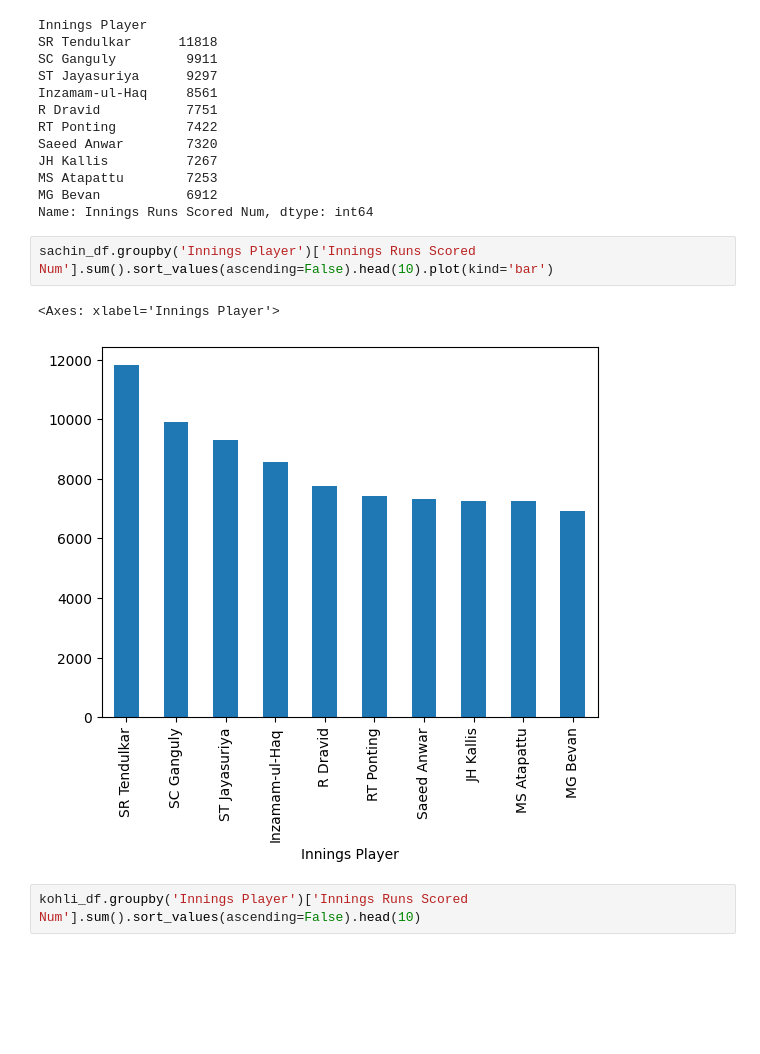
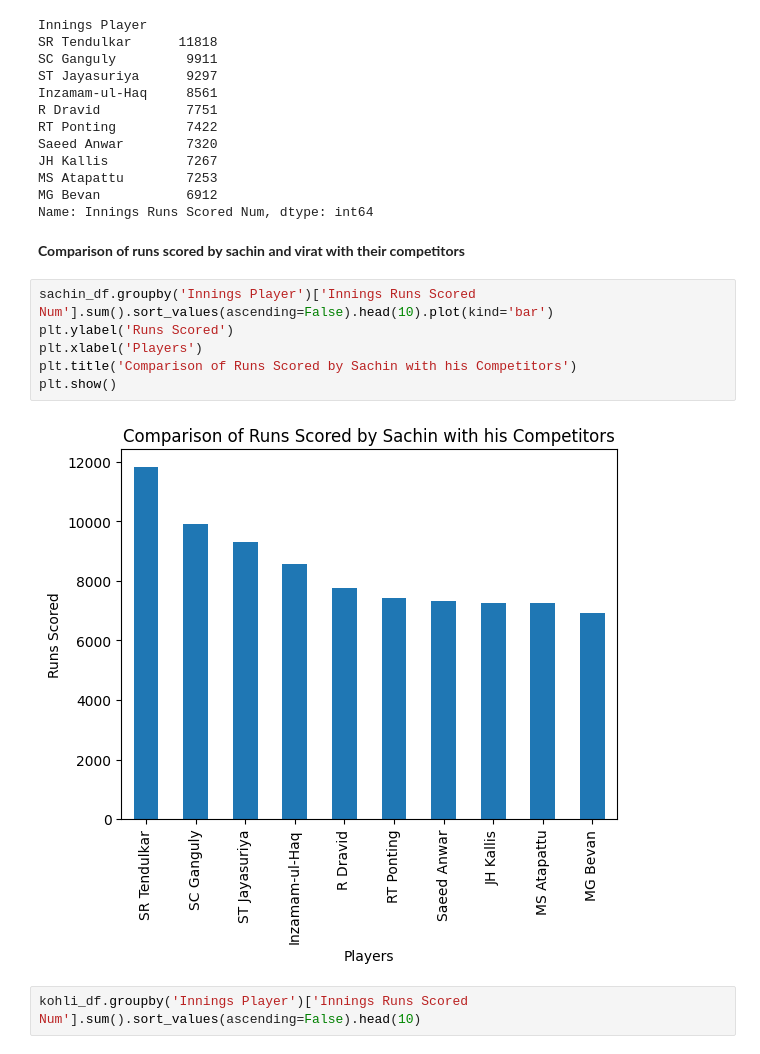
Before and after one commit to mayankpatil07/SACHIN-VS-VIRAT, a Jupyter notebook: Sachin_VS_Virat.ipynb, the cells around one changed output. Drawn from its saved outputs; the diff is of its cells as text; blank space fills up the shorter version.

```diff
--- a/Sachin_VS_Virat.ipynb
+++ b/Sachin_VS_Virat.ipynb
@@ -314,11 +347,16 @@ JH Kallis          7267
 MS Atapattu        7253
 MG Bevan           6912
 Name: Innings Runs Scored Num, dtype: int64
+# %% [markdown]
+**Comparison of runs scored by sachin and virat with their competitors**
 # %%
 sachin_df.groupby('Innings Player')['Innings Runs Scored Num'].sum().sort_values(ascending=False).head(10).plot(kind='bar')
+plt.ylabel('Runs Scored')
+plt.xlabel('Players')
+plt.title('Comparison of Runs Scored by Sachin with his Competitors')
+plt.show()
 # %% [output]
-<Axes: xlabel='Innings Player'>
-[figure, old version]
+[figure, new version]
 # %%
 kohli_df.groupby('Innings Player')['Innings Runs Scored Num'].sum().sort_values(ascending=False).head(10)
 # %% [output]
```
Also changed, not shown: parts of 51 cells of this notebook.
